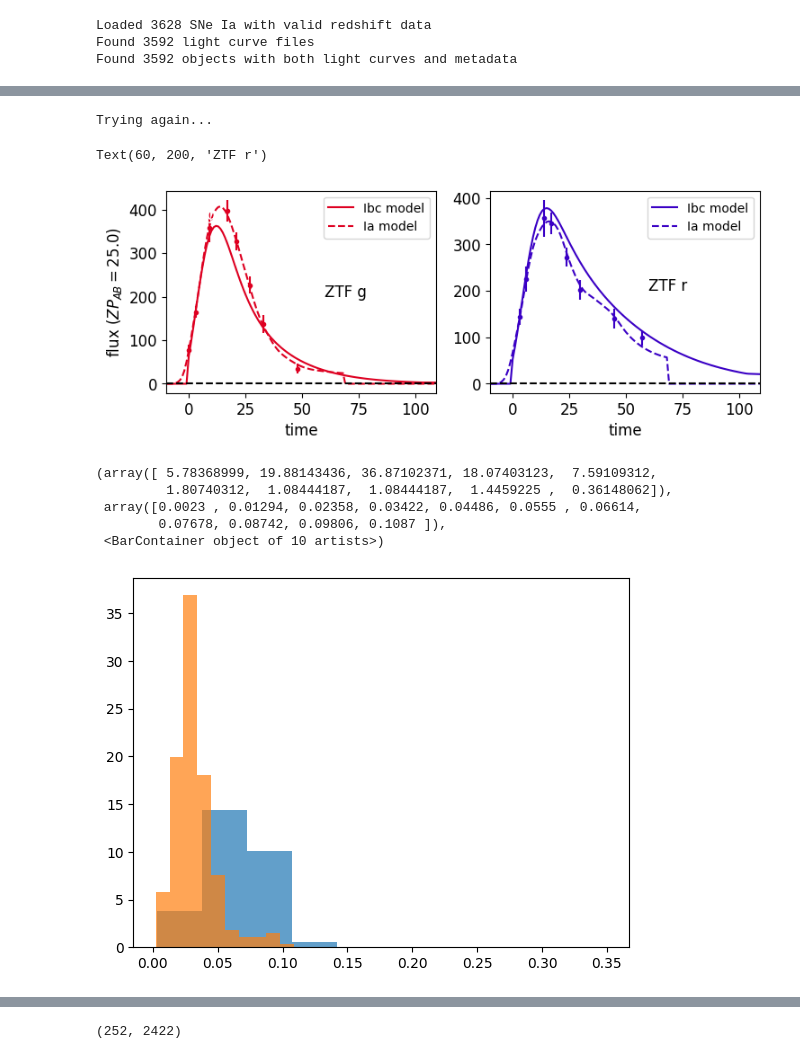
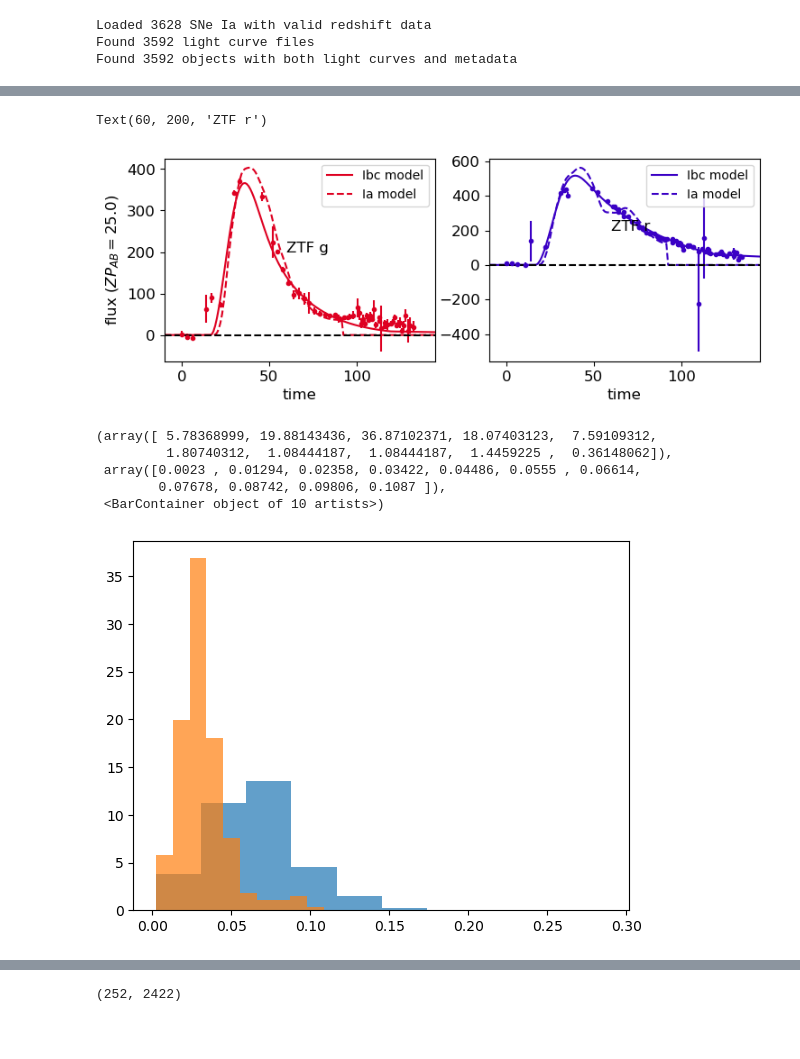
Before and after one commit to asmuzsoy/beams_ext, a Jupyter notebook: fit_real_sne_new.ipynb, the cells around one changed output, grey strips where cells are left out. Cells and saved outputs as stored; diff of their text form; code cells hidden in the pictures; blank space fills up the shorter version.

```diff
--- a/fit_real_sne_new.ipynb
+++ b/fit_real_sne_new.ipynb
@@ -370,7 +370,7 @@ guess_texp(ibc_lc_table)
 # %% [output]
 20
 # %%
-def fit_ia_w_dust(true_z, lcs, true_av = None, true_mwebv = None, redshift = 'spec'):
+def fit_ia_w_dust(true_z, lcs, true_av = None, true_mwebv = None, bands = None, redshift = 'spec'):
     ia_source = sncosmo.get_source('salt2-extended', version='2.0')
     dust = sncosmo.CCM89Dust()   # MW extinction law
     R_V = 3.1
@@ -402,7 +402,6 @@ def fit_ia_w_dust(true_z, lcs, true_av = None, true_mwebv = None, redshift = 'sp
     else:
         raise ValueError("redshift parameter must be 'spec', 'phot', or 'none'")
 
-
     result, fitted_model = sncosmo.fit_lc(lcs[0], this_ia_model,
     params_to_fit, minsnr = 5., guess_z = guess_z_value, bounds=bounds)
 
@@ -717,6 +716,20 @@ for _, row in snia_data.iterrows():
 
 print(f"Loaded {len(snia_redshifts)} SNe Ia with valid redshift data")
 
+
+def flux_to_mag(flux, zp=25.0):
+    """Convert flux to magnitude. Returns NaN for non-positive flux."""
+    with np.errstate(invalid='ignore', divide='ignore'):
+        mag = -2.5 * np.log10(flux) + zp
+    return mag
+
+def fluxerr_to_magerr(flux, fluxerr):
+    """Convert flux error to magnitude error."""
+    # mag_err = 2.5 / ln(10) * (fluxerr / flux) ≈ 1.0857 * (fluxerr / flux)
+    with np.errstate(invalid='ignore', divide='ignore'):
+        magerr = 2.5 / np.log(10) * np.abs(fluxerr / flux)
+    return magerr
+
 # Function to read SN Ia light curve from ia_lightcurves directory
 def read_snia_lc(ztfid, min_points_per_band=5):
     """
@@ -743,11 +756,15 @@ def read_snia_lc(ztfid, min_points_per_band=5):
         return None
     t0 = snia_t0s[ztfid]
 
+
+
     # Read CSV, skipping comment lines
     df = pd.read_csv(filepath, comment='#', delim_whitespace=True)
 
     # Filter for good data: flag == 0 and valid flux
-    good_mask = (df['flag'] == 0) & (df['flux'].notna()) & (df['flux_err'] > 0)
+    # good_mask = (df['flag'] == 0) & (df['flux'].notna()) & (df['flux_err'] > 0)
+    good_mask = (df['flux'].notna()) & (df['flux_err'] > 0)
+
     df = df[good_mask]
 
     if len(df) == 0:
@@ -766,14 +783,20 @@ def read_snia_lc(ztfid, min_points_per_band=5):
         if band_count < min_points_per_band:
             return None
 
+    # Only keep g and r bands
+    df = df[df['filter'].isin(['ztfg', 'ztfr'])]
+
     # Convert to astropy Table with sncosmo-compatible columns
     tab = Table()
-    tab['time'] = np.array(df['mjd'])
+    tab['time'] = np.array(df['mjd']) - np.min(df['mjd'])  # relative time in days
     tab['band'] = np.array(df['filter'])
     tab['flux'] = np.array(df['flux'])
     tab['fluxerr'] = np.array(df['flux_err'])
-    tab['mag'] = np.array(df['mag'])
-    tab['magerr'] = np.array(df['mag_err'])
+    tab['mag'] = flux_to_mag(tab['flux'], zp=df['ZP'])
+    tab['magerr'] = fluxerr_to_magerr(tab['flux'], tab['fluxerr'])
+    # tab['mag'] = np.array(df['mag'])
+    # tab['magerr'] = np.array(df['mag_err'])
+    tab['flag'] = np.array(df['flag'])
     tab['zp'] = np.array(df['ZP'])
     tab['zpsys'] = np.array(['ab'] * len(df))
     return tab
@@ -1078,5 +1089,7 @@ Table length=16
 # %%
-result, fitted_ia_model = fit_ia_w_dust(ia_redshift_dict[test_ztfid], ia_av_dict[test_ztfid],
-                                        [test_lc], redshift='phot')
+# new
+
+result, fitted_ia_model = fit_ia_w_dust(snia_redshifts[test_ztfid], true_mwebv = snia_mwebv[test_ztfid],
+                                        lcs = [test_lc], redshift='spec')
 sncosmo.plot_lc(test_lc, model=fitted_ia_model);
 # %% [output]
@@ -1090,34 +1125,33 @@ sncosmo.plot_lc(test_lc, model=fitted_model);
 # %%
-result, fitted_model = fit_ibc_w_dust(ia_redshift_dict[test_ztfid], ia_av_dict[test_ztfid], [test_lc])
+result, fitted_model = fit_ibc_w_dust(snia_redshifts[test_ztfid],lcs = [test_lc],true_mwebv = snia_mwebv[test_ztfid], )
 fig = sncosmo.plot_lc(test_lc, model=[fitted_model, fitted_ia_model], model_label=["Ibc", "Ia"],
                        tickfontsize=12, cmap = plt.get_cmap('brg'), cmap_lims=(2000,7000))
 fig.axes[0].tick_params(axis='both', labelsize=12)
 fig.axes[0].xaxis.label.set_fontsize(12)
 fig.axes[0].yaxis.label.set_fontsize(12)
 fig.axes[1].tick_params(axis='both', labelsize=12)
 fig.axes[1].xaxis.label.set_fontsize(12)
 fig.axes[1].yaxis.label.set_fontsize(12)
 
 # Increase font size of band annotations
 for ax in fig.axes:
     for text in ax.texts:
         text.set_fontsize(12)
         text.set_color("white")
 
 
 fig.axes[0].legend([fig.axes[0].get_children()[4], fig.axes[0].get_children()[5]], ["Ibc model", "Ia model"], fontsize = 10, loc='best')
 fig.axes[1].legend([fig.axes[1].get_children()[4], fig.axes[1].get_children()[5]], ["Ibc model", "Ia model"], fontsize = 10, loc='best')
 
 fig.axes[0].text(60, 200, "ZTF g", fontsize = 12)
 fig.axes[1].text(60, 200, "ZTF r", fontsize = 12)
 # %% [output]
-Trying again...
+Text(60, 200, 'ZTF r')
-Text(60, 200, 'ZTF r')
-[figure, old version]
+[figure, new version]
 # %%
 # fig.savefig("figures/example_ia_fit.pdf", bbox_inches='tight')
 # %%
-plt.hist(list(ia_redshift_dict.values()), density=True, label="Ia redshifts", alpha=0.7)
+plt.hist(list(snia_redshifts.values()), density=True, label="Ia redshifts", alpha=0.7)
 plt.hist(list(redshift_dict.values()), density=True, label="Ibc redshifts", alpha=0.7)
 # %% [output]
 (array([ 5.78368999, 19.88143436, 36.87102371, 18.07403123,  7.59109312,
@@ -1125,7 +1159,7 @@ plt.hist(list(redshift_dict.values()), density=True, label="Ibc redshifts", alph
  array([0.0023 , 0.01294, 0.02358, 0.03422, 0.04486, 0.0555 , 0.06614,
         0.07678, 0.08742, 0.09806, 0.1087 ]),
  <BarContainer object of 10 artists>)
-[figure, old version]
+[figure, new version]
 # %%
 sn_ia_objects = []
 failed_files = []
```
Also changed, not shown: parts of 14 cells of this notebook.
